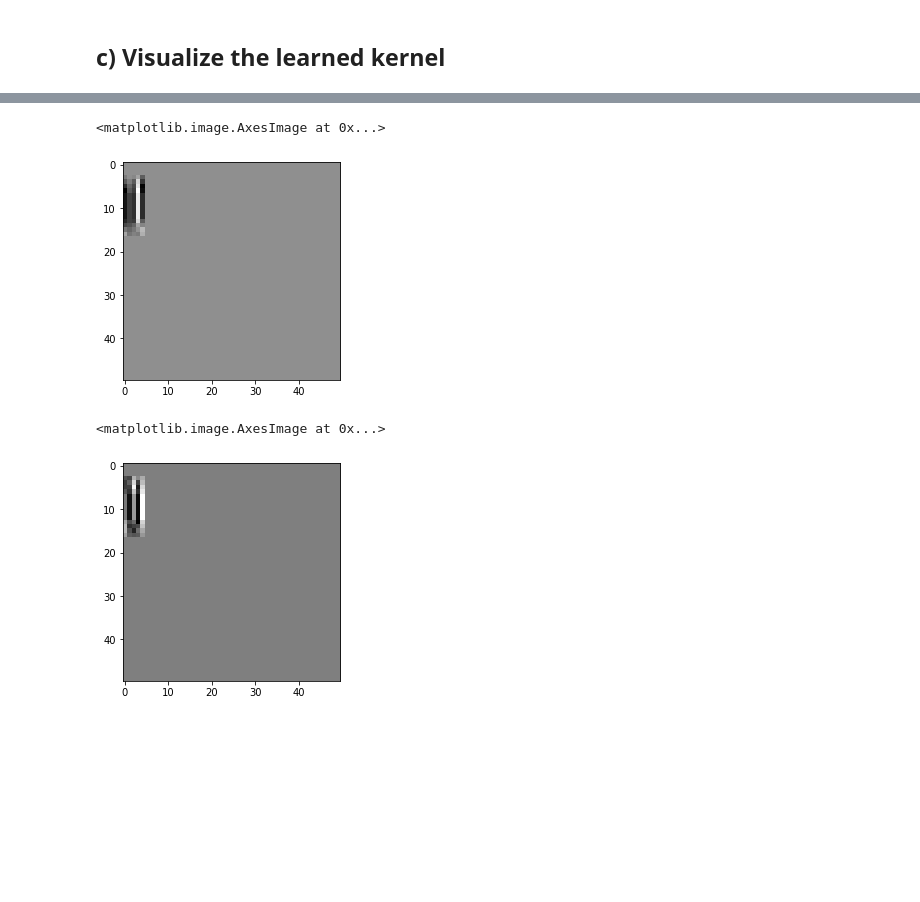
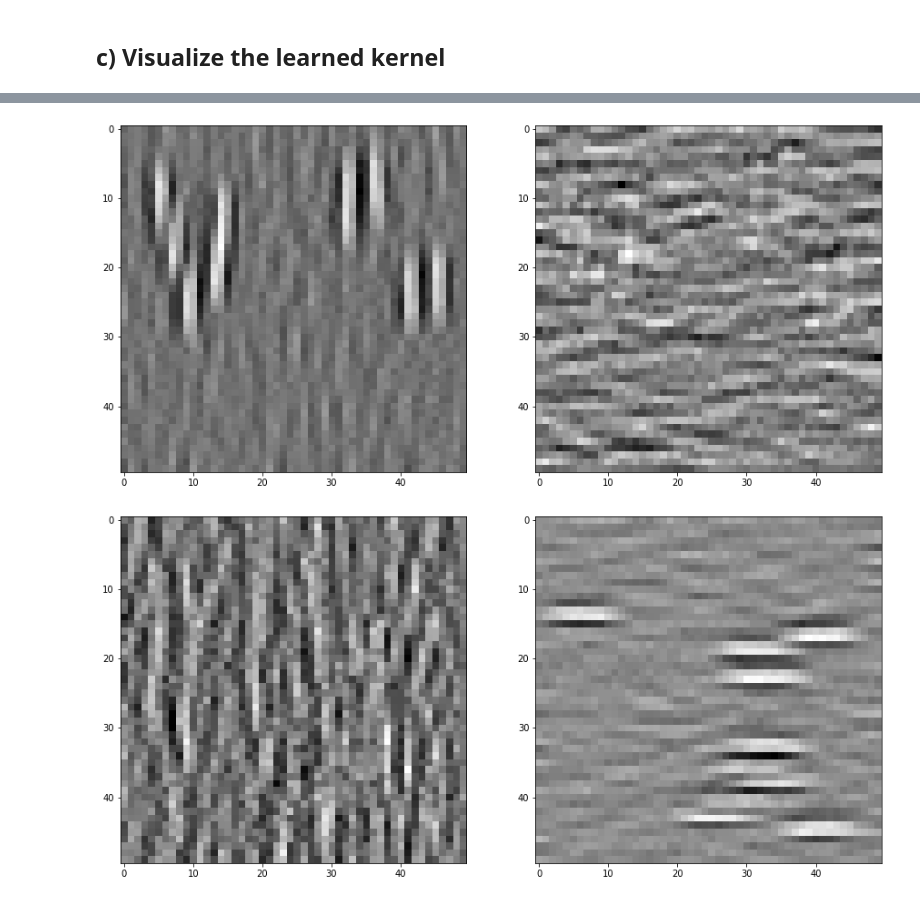
Before and after one commit to hekrause/htwg_mldl, a Jupyter notebook: Uebungen/Uebung06/Notebooks/CNN.ipynb, the cells around one changed output, grey strips where cells are left out. Cells and saved outputs as stored; diff of their text form; code cells hidden in the pictures; blank space fills up the shorter version.

```diff
--- a/Uebungen/Uebung06/Notebooks/CNN.ipynb
+++ b/Uebungen/Uebung06/Notebooks/CNN.ipynb
@@ -81,5 +86,5 @@ Trainable params: 883
 Non-trainable params: 0
 _________________________________________________________________
 # %%
-model.fit(x0, y0, batch_size=128, epochs=25, validation_data=(x2, y2));
+history = model.fit(x0, y0, batch_size=batch_size, epochs=n_epochs, validation_data=(x2, y2));
 # %% [output]
@@ -138,11 +143,0 @@ plt.imshow(f, cmap='gray');
-# %%
-conv_layer = model.layers[0]
-filters, biases = conv_layer.get_weights()
-
-f = filters[:, :, 0, 1]
-f -= np.min(f)
-f = f * (255 / np.max(f))
-f = np.asarray(f, dtype=np.uint8)
-print(f)
-
-plt.imshow(f, cmap='gray');
@@ -155,0 +144,12 @@ plt.imshow(f, cmap='gray');
+# %%
+conv_layer = model.layers[0]
+filters, biases = conv_layer.get_weights()
+
+nrows, ncols = 1, 2
+count = 0
+fig, axes = plt.subplots(nrows=nrows, ncols=ncols, figsize=(15, 10))
+for i in range(nrows):
+    for j in range(ncols):
+        f = filters[:, :, 0, count]
+        axes[j].imshow(f, cmap='gray');
+        count += 1
@@ -156,26 +158,34 @@ plt.imshow(f, cmap='gray');
 # %%
-from scipy import signal
-
 conv_layer = model.layers[0]
 filters, biases = conv_layer.get_weights()
-f = filters[:, :, 0, 0]
-index = np.where(y0 == 1)[0][0]
-img = x0[index, :, :, 0]
-grad = signal.convolve2d(img, f, boundary='symm', mode='same')
-plt.imshow(grad, cmap='gray')
+
+nrows, ncols = 1, 2
+count = 0
+fig, axes = plt.subplots(nrows=nrows, ncols=ncols, figsize=(15, 10))
+for i in range(nrows):
+    for j in range(ncols):
+        f = filters[:, :, 0, count]
+        index = np.where(y0 == 1)[0][0]
+        img = x0[index, :, :, 0]
+        grad = signal.convolve2d(img, f, boundary='symm', mode='same')
+        axes[j].imshow(grad, cmap='gray')
+        count += 1
 # %% [output]
-<matplotlib.image.AxesImage at 0x...>
-[figure, old version]
+[figure, new version]
 # %%
-from scipy import signal
-
 conv_layer = model.layers[0]
 filters, biases = conv_layer.get_weights()
-f = filters[:, :, 0, 1]
-index = np.where(y0 == 1)[0][0]
-img = x0[index, :, :, 0]
-grad = signal.convolve2d(img, f, boundary='symm', mode='same')
-plt.imshow(grad, cmap='gray')
+
+nrows, ncols = 1, 2
+count = 0
+fig, axes = plt.subplots(nrows=nrows, ncols=ncols, figsize=(15, 10))
+for i in range(nrows):
+    for j in range(ncols):
+        f = filters[:, :, 0, count]
+        index = np.where(y0 == 0)[0][0]
+        img = x0[index, :, :, 0]
+        grad = signal.convolve2d(img, f, boundary='symm', mode='same')
+        axes[j].imshow(grad, cmap='gray')
+        count += 1
 # %% [output]
-<matplotlib.image.AxesImage at 0x...>
-[figure, old version]
+[figure, new version]
```
Also changed, not shown: parts of 13 cells of this notebook, 23 other files.
